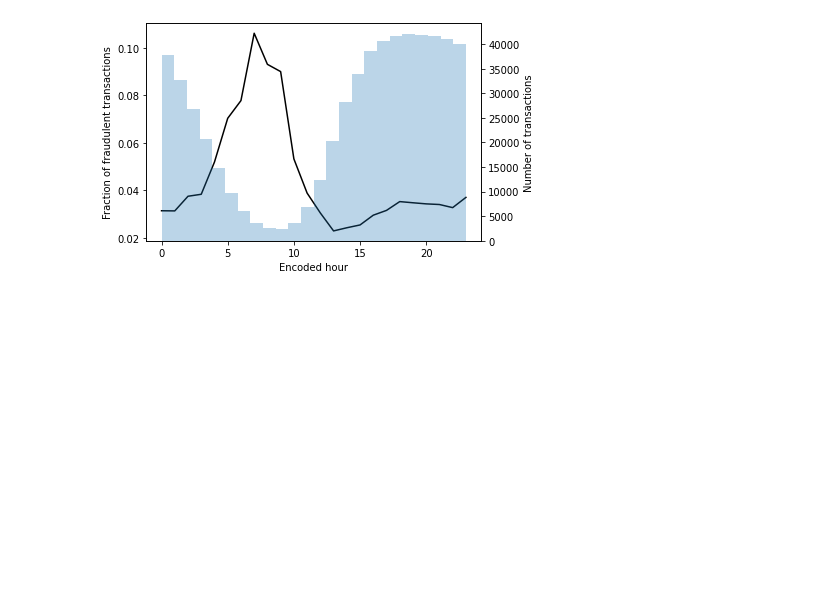
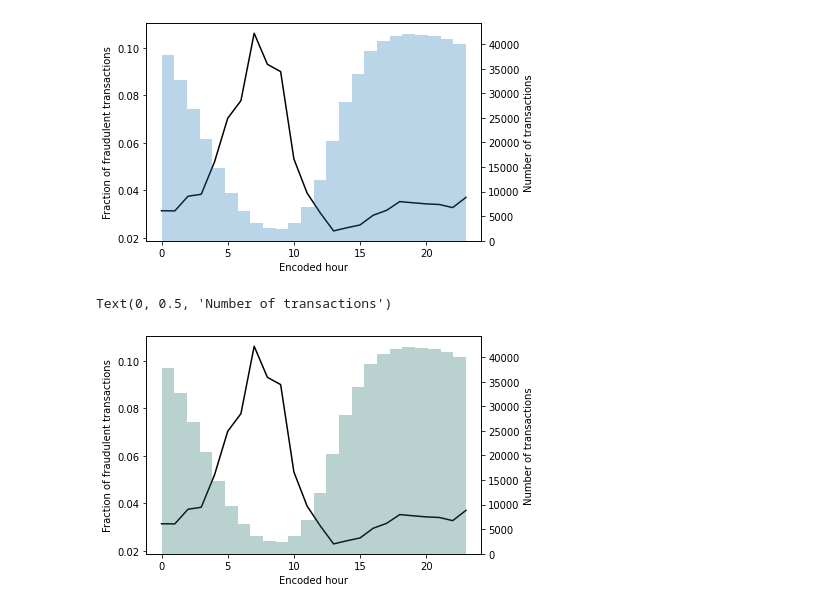
Before and after one commit to mariia-rum/project_fraud, a Jupyter notebook: notebooks/Data_Visualization_Antonia.ipynb, the cells around one changed output. Cells and saved outputs as stored; diff of their text form; code cells hidden in the pictures; blank space fills up the shorter version.

```diff
--- a/notebooks/Data_Visualization_Antonia.ipynb
+++ b/notebooks/Data_Visualization_Antonia.ipynb
@@ -98,12 +120,15 @@ Text(0, 0.5, 'Number of transactions')
 # %%
 # dist_median_rel
 
 plt.plot(data_transformed.groupby('hours').mean()['isFraud'], color='k')
 
 ax = plt.gca()
 ax2 = ax.twinx()
-_ = ax2.hist(data_transformed['hours'], alpha=0.3, bins=24)
+_ = ax2.hist(data_transformed['hours'], alpha=0.3, bins=24, color='#196963')
 ax.set_xlabel('Encoded hour')
 ax.set_ylabel('Fraction of fraudulent transactions')
 
 ax2.set_ylabel('Number of transactions')
+# %% [output]
+Text(0, 0.5, 'Number of transactions')
+[figure, added]
```
Also changed, not shown: parts of 17 cells of this notebook, 2 other files.
